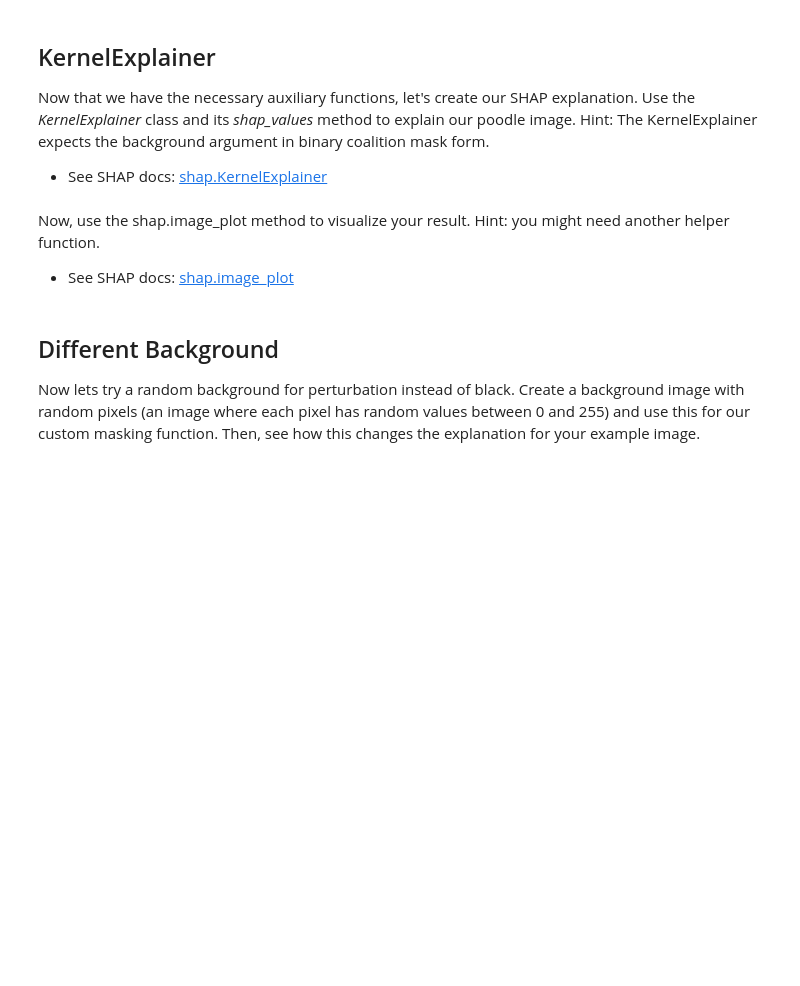
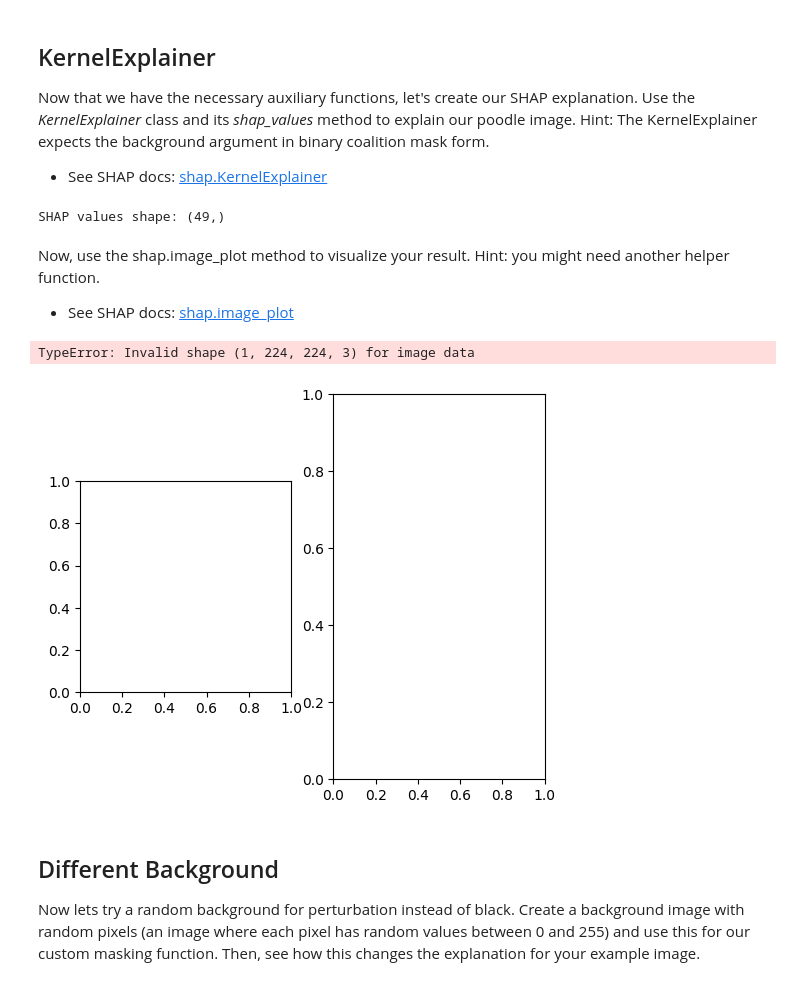
Before and after one commit to AHSharan/XAI-HCI, a Jupyter notebook: Assigment1/Shap.ipynb, the cells around one changed output. Drawn from its saved outputs; the diff is of its cells as text; code cells hidden in the pictures; blank space fills up the shorter version.

```diff
--- a/Assigment1/Shap.ipynb
+++ b/Assigment1/Shap.ipynb
@@ -158,18 +185,48 @@ Use the *KernelExplainer* class and its *shap_values* method to explain our pood
 Hint: The KernelExplainer expects the background argument in binary coalition mask form.
 - See SHAP docs: [shap.KernelExplainer](https://shap.readthedocs.io/en/latest/generated/shap.KernelExplainer.html)
 # %%
-# TODO: Create and run KernelExplainer
-# YOUR CODE HERE
+# Number of actual segments (SLIC's n_segments is a target, not exact)
+n_segs = int(segments.max()) + 1
 
-# TODO: Extract shap values for predicted class
-# YOUR CODE HERE
+# Reference coalition: all superpixels absent
+background_coalition = np.zeros((1, n_segs))
+
+# Point to explain: all superpixels present (original image)
+full_coalition = np.ones((1, n_segs))
+
+# Create and run KernelExplainer
+explainer_kernel = shap.KernelExplainer(f_kernel, background_coalition)
+shap_values_kernel = explainer_kernel.shap_values(full_coalition, nsamples=500)
+
+# Extract SHAP values for predicted class (handle both old and new SHAP API)
+if isinstance(shap_values_kernel, list):
+    sv_for_class = shap_values_kernel[predicted_class][0]
+else:
+    sv_for_class = shap_values_kernel[0, :, predicted_class]
+
+print(f"SHAP values shape: {sv_for_class.shape}")
+# %% [output]
+SHAP values shape: (49,)
 # %% [markdown]
 Now, use the shap.image_plot method to visualize your result.
 Hint: you might need another helper function.
 - See SHAP docs: [shap.image_plot]( https://shap.readthedocs.io/en/latest/generated/shap.plots.image.html)
 # %%
-# Visualize KernelExplainer SHAP values
-# TODO YOUR CODE HERE
+def shap_per_pixel(sv_segments, segmentation):
+    """Broadcast per-segment SHAP values out to per-pixel (H, W, 3)."""
+    pix = sv_segments[segmentation]
+    return np.repeat(pix[..., None], 3, -1)
+
+sv_pixels = shap_per_pixel(sv_for_class, segments)
+
+shap.image_plot(
+    shap_values=[sv_pixels],
+    pixel_values=img_array,
+    labels=[[class_names[predicted_class]]],
+)
+# %% [output]
+TypeError: Invalid shape (1, 224, 224, 3) for image data
+[figure, added]
 # %% [markdown]
 ## Different Background
 Now lets try a random background for perturbation instead of black.
```
Also changed, not shown: parts of 6 cells of this notebook, 2 other files.
